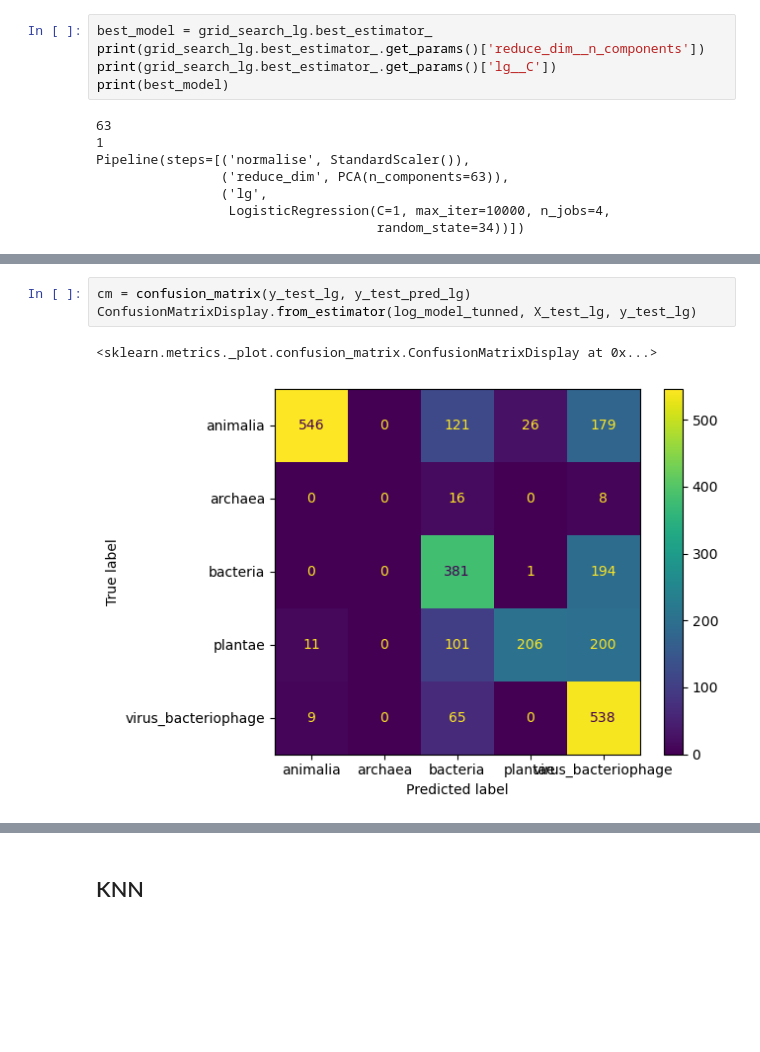
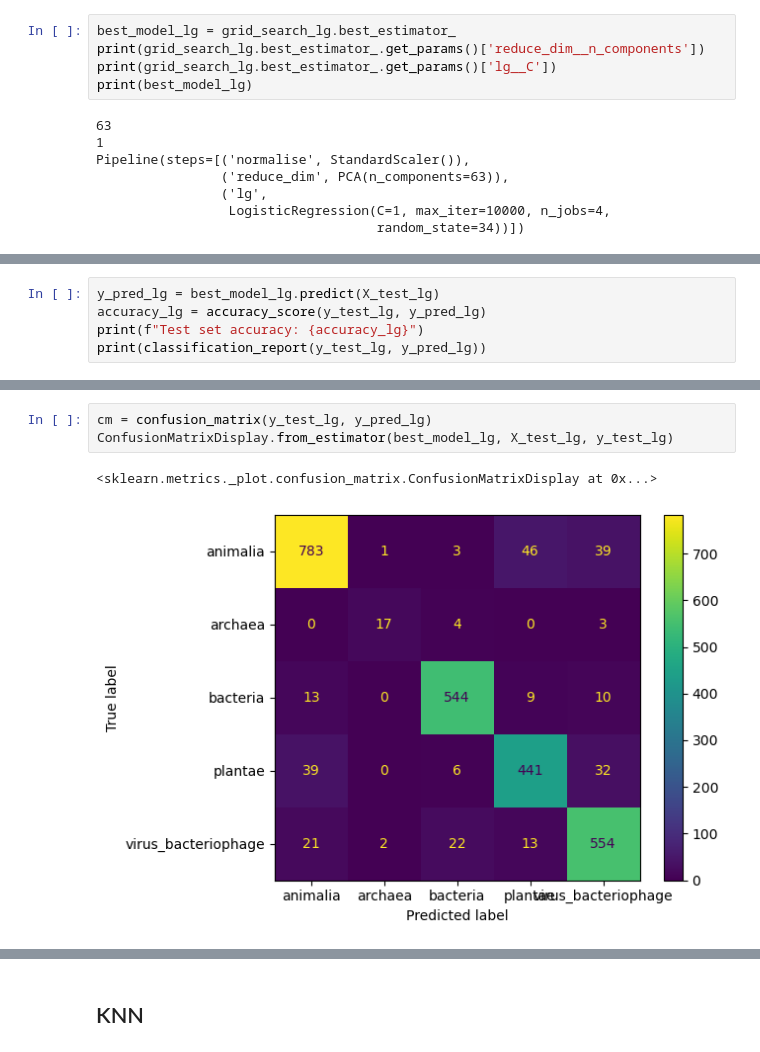
Before and after one commit to PierPompilii/Codon-Kingdom-Classifier, a Jupyter notebook: notebooks/03-modelling.ipynb, the cells around one changed output, grey strips where cells are left out. Saved outputs shown, nothing was run; the diff lists cells and outputs as text; blank space fills up the shorter version.

```diff
--- a/notebooks/03-modelling.ipynb
+++ b/notebooks/03-modelling.ipynb
@@ -216,10 +213,10 @@ GridSearchCV(cv=5,
                          'reduce_dim__n_components': [60, 61, 62, 63, 64]},
              scoring='accuracy')
 # %%
-best_model = grid_search_lg.best_estimator_
+best_model_lg = grid_search_lg.best_estimator_
 print(grid_search_lg.best_estimator_.get_params()['reduce_dim__n_components'])
 print(grid_search_lg.best_estimator_.get_params()['lg__C'])
-print(best_model)
+print(best_model_lg)
 # %% [output]
 63
 1
@@ -296,0 +237,5 @@ ConfusionMatrixDisplay.from_estimator(log_model_tunned, X_train_lg, y_train_lg)
+# %%
+y_pred_lg = best_model_lg.predict(X_test_lg)
+accuracy_lg = accuracy_score(y_test_lg, y_pred_lg)
+print(f"Test set accuracy: {accuracy_lg}")
+print(classification_report(y_test_lg, y_pred_lg))
@@ -297,6 +319,6 @@ ConfusionMatrixDisplay.from_estimator(log_model_tunned, X_train_lg, y_train_lg)
 # %%
-cm = confusion_matrix(y_test_lg, y_test_pred_lg)
-ConfusionMatrixDisplay.from_estimator(log_model_tunned, X_test_lg, y_test_lg)
+cm = confusion_matrix(y_test_lg, y_pred_lg)
+ConfusionMatrixDisplay.from_estimator(best_model_lg, X_test_lg, y_test_lg)
 # %% [output]
 <sklearn.metrics._plot.confusion_matrix.ConfusionMatrixDisplay at 0x...>
-[figure, old version]
+[figure, new version]
```
Also changed, not shown: parts of 64 cells of this notebook, 6 other files.
